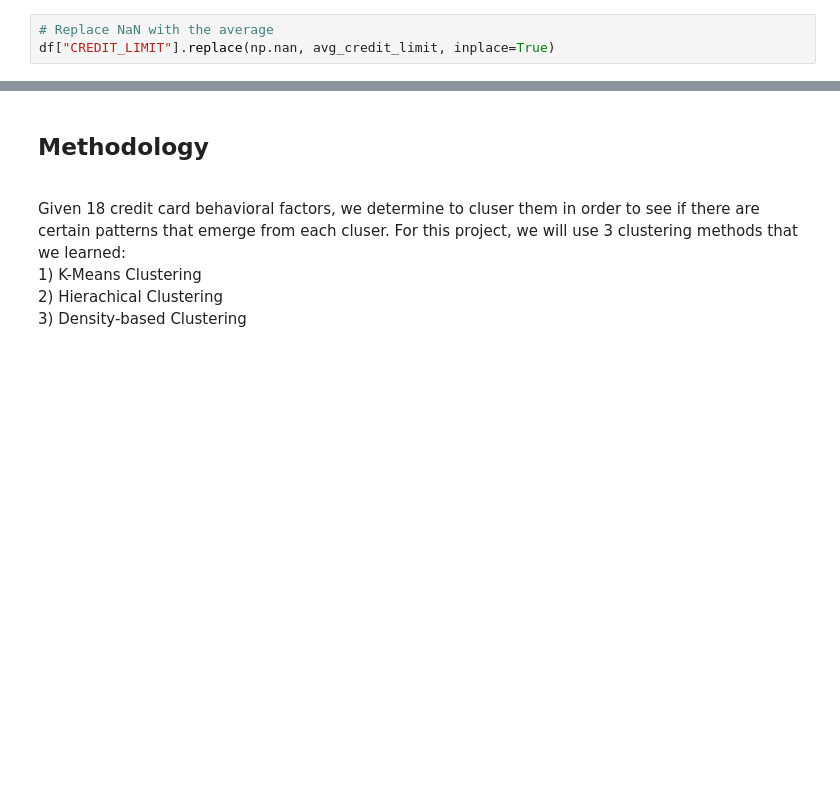
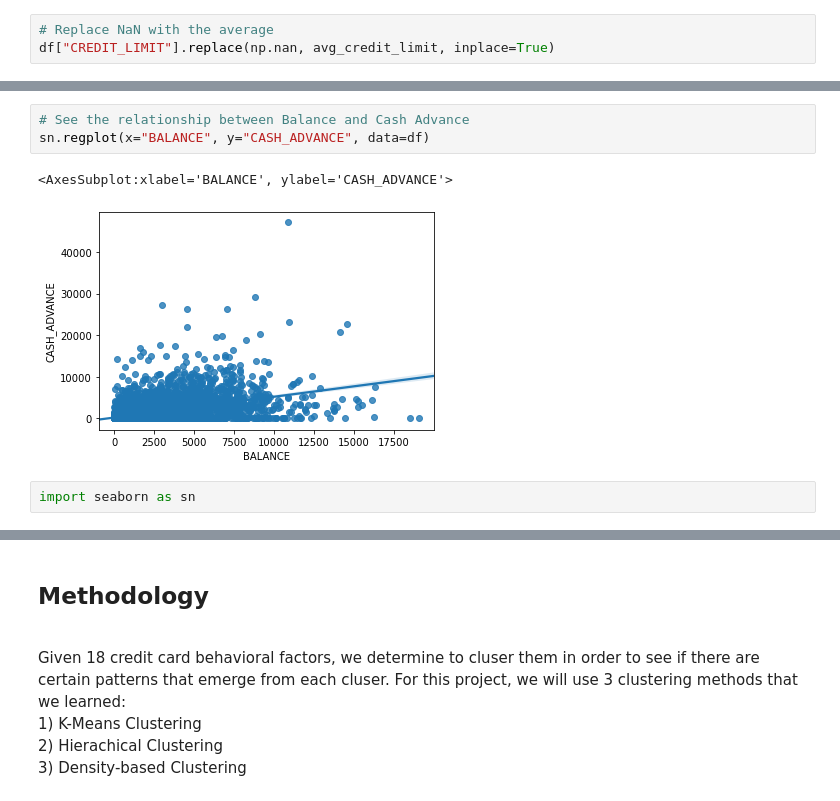
Before and after one commit to tansayak/Coursera_Capstone, a Jupyter notebook: capstone.ipynb, the cells around one changed output, grey strips where cells are left out. Saved outputs shown, nothing was run; the diff lists cells and outputs as text; blank space fills up the shorter version.

```diff
--- a/capstone.ipynb
+++ b/capstone.ipynb
@@ -153,0 +195,8 @@ df["CREDIT_LIMIT"].replace(np.nan, avg_credit_limit, inplace=True)
+# %%
+# See the relationship between Balance and Cash Advance
+sn.regplot(x="BALANCE", y="CASH_ADVANCE", data=df)
+# %% [output]
+<AxesSubplot:xlabel='BALANCE', ylabel='CASH_ADVANCE'>
+[figure, added]
+# %%
+import seaborn as sn
```
Also changed, not shown: parts of 31 cells of this notebook.
